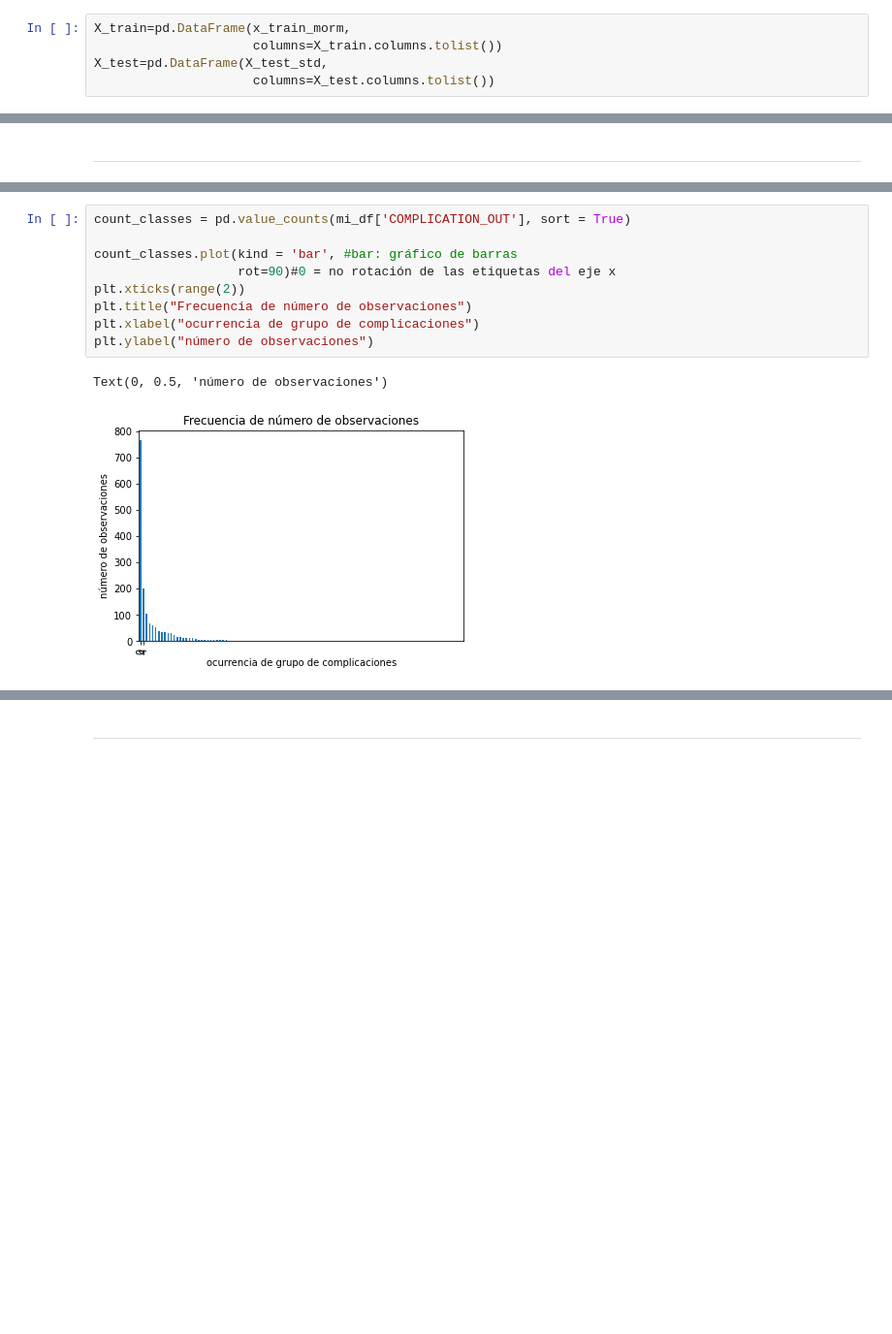
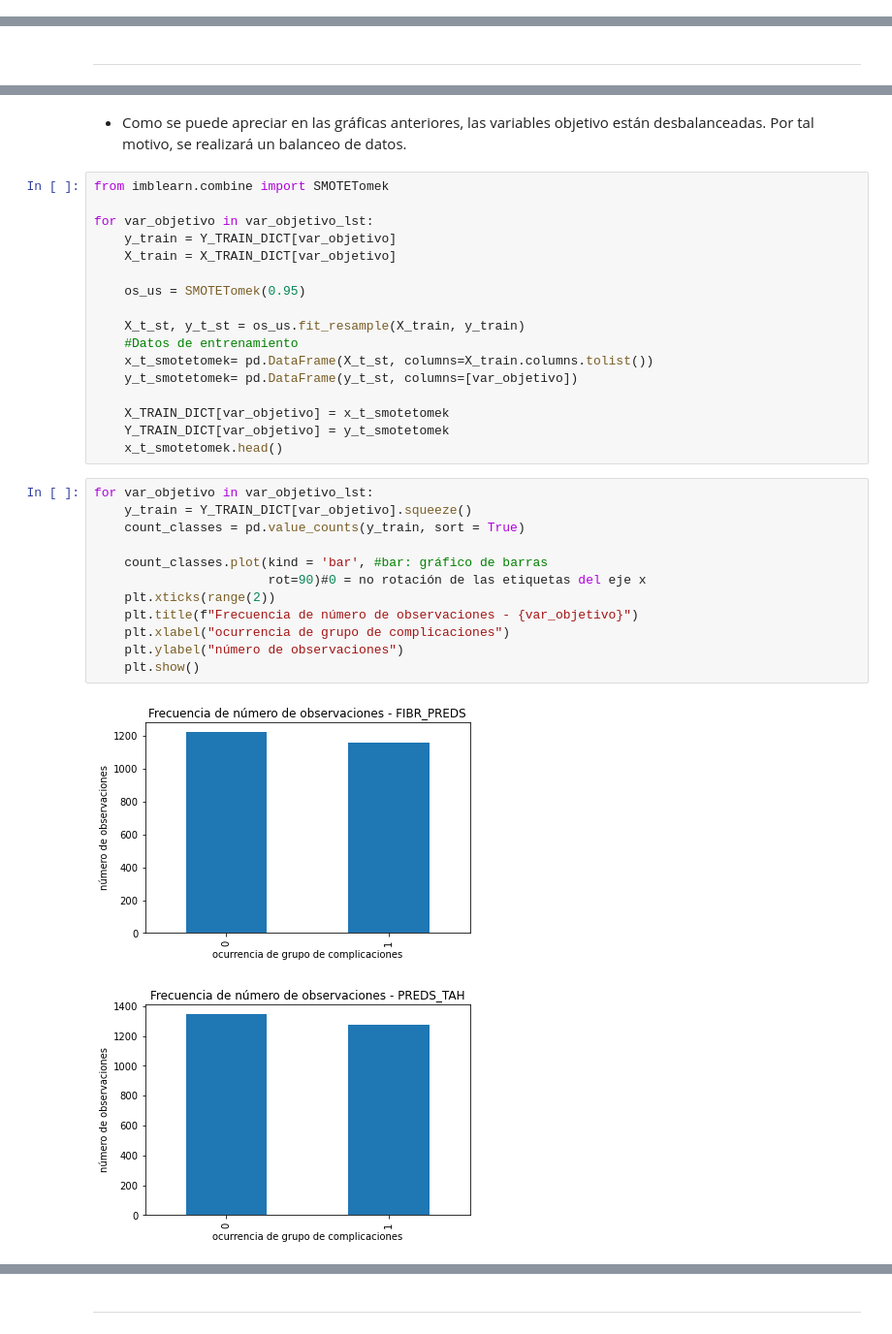
Before and after one commit to cesarolivera/py-ml-mi_model, a Jupyter notebook: 2. Pre-procesamiento de datos.ipynb, the cells around one changed output, grey strips where cells are left out. Shown at 97% size. Drawn from its saved outputs; the diff is of its cells as text; blank space fills up the shorter version.

```diff
--- a/2. Pre-procesamiento de datos.ipynb
+++ b/2. Pre-procesamiento de datos.ipynb
@@ -207,5 +225,0 @@ X_test_norm = mms.transform(X_test)#testeo
-# %%
-X_train=pd.DataFrame(x_train_morm,
-                     columns=X_train.columns.tolist())
-X_test=pd.DataFrame(X_test_std,
-                     columns=X_test.columns.tolist())
@@ -232,12 +254,34 @@ X_train
+# %% [markdown]
+- Como se puede apreciar en las gráficas anteriores, las variables objetivo están desbalanceadas. Por tal motivo, se realizará un balanceo de datos.
+# %%
+from imblearn.combine import SMOTETomek
+
+for var_objetivo in var_objetivo_lst:
+    y_train = Y_TRAIN_DICT[var_objetivo]
+    X_train = X_TRAIN_DICT[var_objetivo]
+
+    os_us = SMOTETomek(0.95)
+
+    X_t_st, y_t_st = os_us.fit_resample(X_train, y_train)
+    #Datos de entrenamiento
+    x_t_smotetomek= pd.DataFrame(X_t_st, columns=X_train.columns.tolist())
+    y_t_smotetomek= pd.DataFrame(y_t_st, columns=[var_objetivo])
+
+    X_TRAIN_DICT[var_objetivo] = x_t_smotetomek
+    Y_TRAIN_DICT[var_objetivo] = y_t_smotetomek
+    x_t_smotetomek.head()
 # %%
-count_classes = pd.value_counts(mi_df['COMPLICATION_OUT'], sort = True)
+for var_objetivo in var_objetivo_lst:
+    y_train = Y_TRAIN_DICT[var_objetivo].squeeze()
+    count_classes = pd.value_counts(y_train, sort = True)
 
-count_classes.plot(kind = 'bar', #bar: gráfico de barras
-                   rot=90)#0 = no rotación de las etiquetas del eje x
-plt.xticks(range(2))
-plt.title("Frecuencia de número de observaciones")
-plt.xlabel("ocurrencia de grupo de complicaciones")
-plt.ylabel("número de observaciones")
+    count_classes.plot(kind = 'bar', #bar: gráfico de barras
+                       rot=90)#0 = no rotación de las etiquetas del eje x
+    plt.xticks(range(2))
+    plt.title(f"Frecuencia de número de observaciones - {var_objetivo}")
+    plt.xlabel("ocurrencia de grupo de complicaciones")
+    plt.ylabel("número de observaciones")
+    plt.show()
 # %% [output]
-Text(0, 0.5, 'número de observaciones')
-[figure, old version]
+[figure, new version]
+[figure, added]
```
Also changed, not shown: parts of 21 cells of this notebook, 12 other files.
